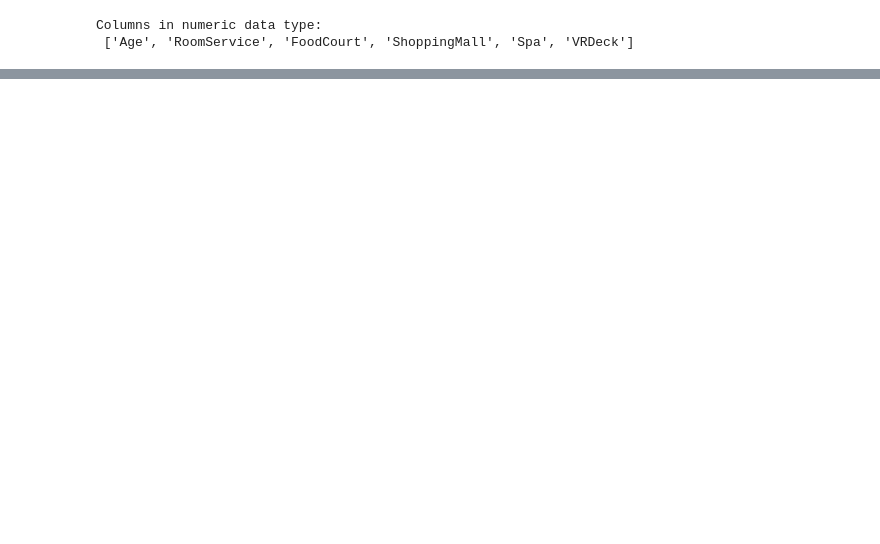
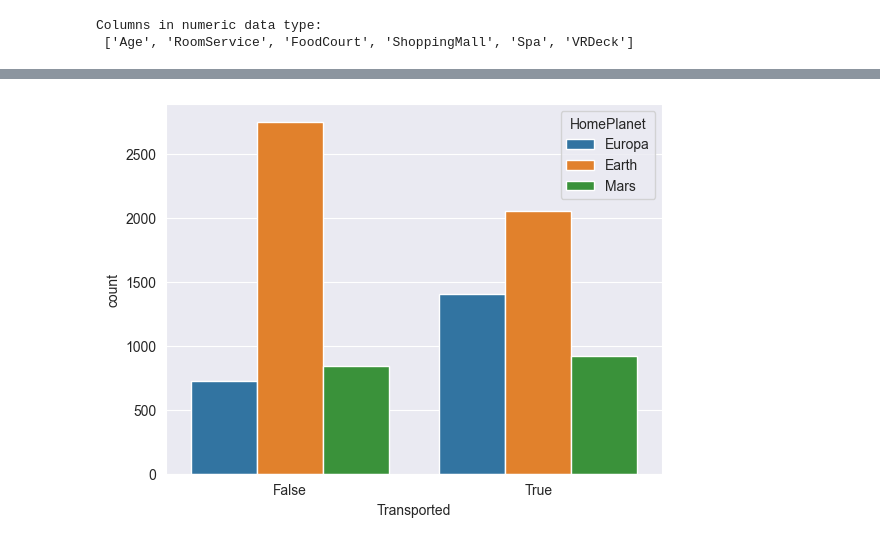
Before and after one commit to IIsovaII/hits2025_ML1, a Jupyter notebook: notebooks/data_analysis.ipynb, the cells around one changed output, grey strips where cells are left out. Saved outputs shown, nothing was run; the diff lists cells and outputs as text; code cells hidden in the pictures; blank space fills up the shorter version.

```diff
--- a/notebooks/data_analysis.ipynb
+++ b/notebooks/data_analysis.ipynb
@@ -128,0 +155,6 @@ plt.show()
+# %%
+sns.countplot(data=train_data, x='Transported',
+             hue='HomePlanet')
+plt.show()
+# %% [output]
+[figure, added]
```
Also changed, not shown: parts of 35 cells of this notebook, 5 other files.
